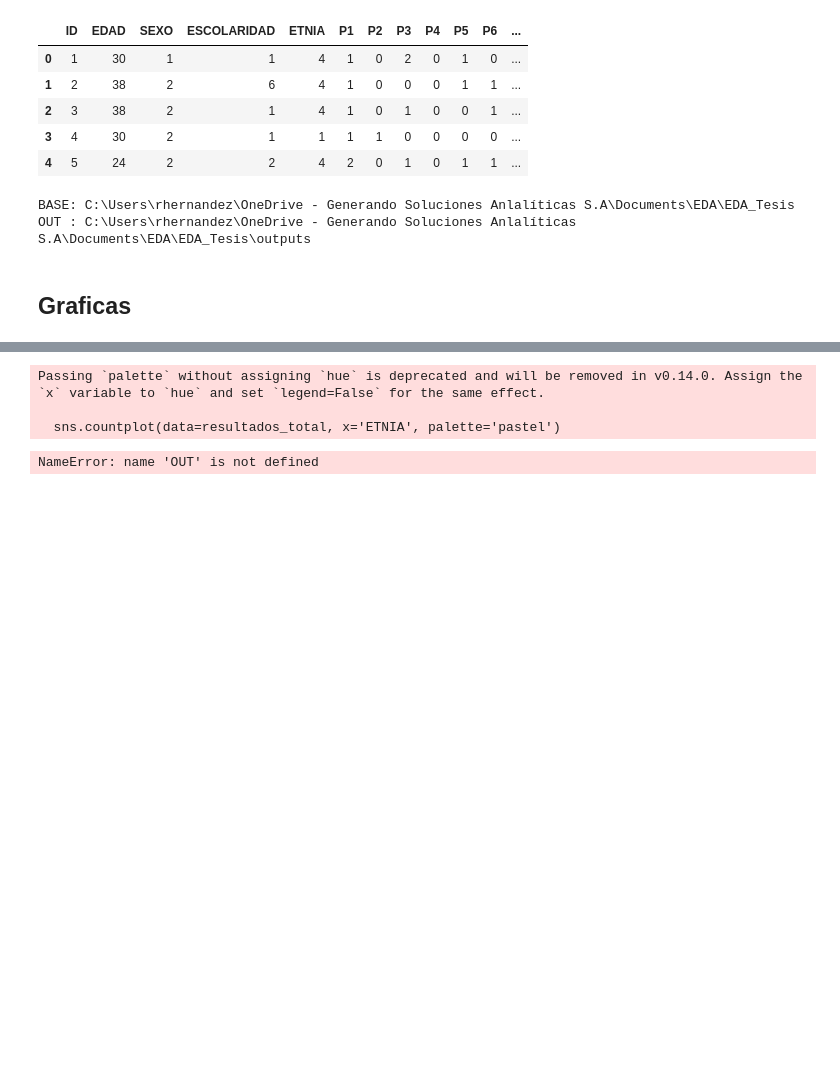
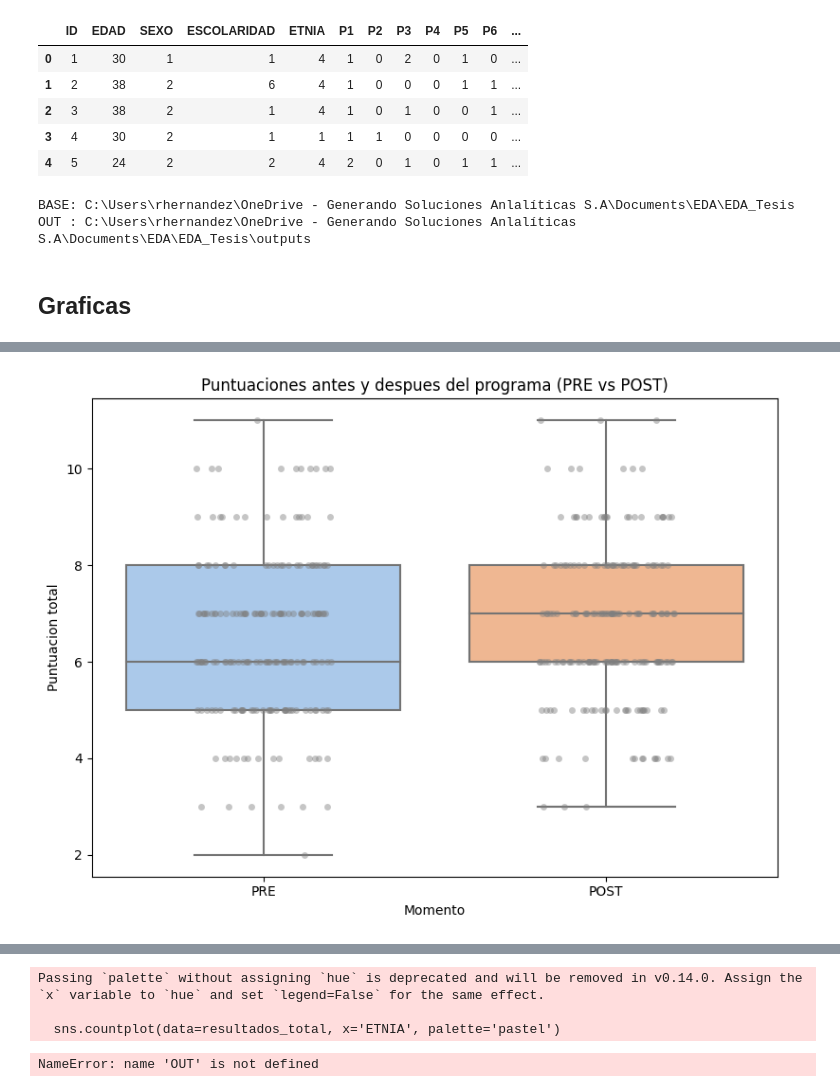
Before and after one commit to rodrigohernandezm/EDA_Tesis, a Jupyter notebook: EDA.ipynb, the cells around one changed output, grey strips where cells are left out. Cells and saved outputs as stored; diff of their text form; code cells hidden in the pictures; blank space fills up the shorter version.

```diff
--- a/EDA.ipynb
+++ b/EDA.ipynb
@@ -99,0 +181,42 @@ OUT : C:\Users\rhernandez\OneDrive - Generando Soluciones Anlalíticas S.A\Docum
+# %%
+  # Basado en la logica de tu EDA
+  df_fix = resultados_total.copy()
+  df_fix["estado"] = df_fix["estado"].astype(str).str.strip().str.upper()
+
+  # Puntuacion total (igual que en tu notebook)
+  score_cols = ["P1", "P2", "P3", "P4", "P5", "P6", "P7", "P8"]
+  for c in score_cols:
+      df_fix[c] = pd.to_numeric(df_fix[c], errors="coerce")
+
+  df_fix["puntuacion_total"] = df_fix[score_cols].sum(axis=1)
+
+  # Solo PRE y POST
+  df_pp = df_fix[df_fix["estado"].isin(["PRE", "POST"])].copy()
+
+  plt.figure(figsize=(8, 6))
+  sns.boxplot(
+      data=df_pp,
+      x="estado",
+      y="puntuacion_total",
+      order=["PRE", "POST"],
+      palette="pastel"
+  )
+  sns.stripplot(
+      data=df_pp,
+      x="estado",
+      y="puntuacion_total",
+      order=["PRE", "POST"],
+      color="gray",
+      alpha=0.45,
+      jitter=0.2
+  )
+
+  plt.title("Puntuaciones antes y despues del programa (PRE vs POST)")
+  plt.xlabel("Momento")
+  plt.ylabel("Puntuacion total")
+  plt.tight_layout()
+
+  plt.savefig(os.path.join(OUT, "puntuaciones_pre_vs_post.png"), dpi=300, bbox_inches="tight")
+  plt.show()
+# %% [output]
+[figure, added]
```
Also changed, not shown: parts of 6 cells of this notebook, 6 other files.
